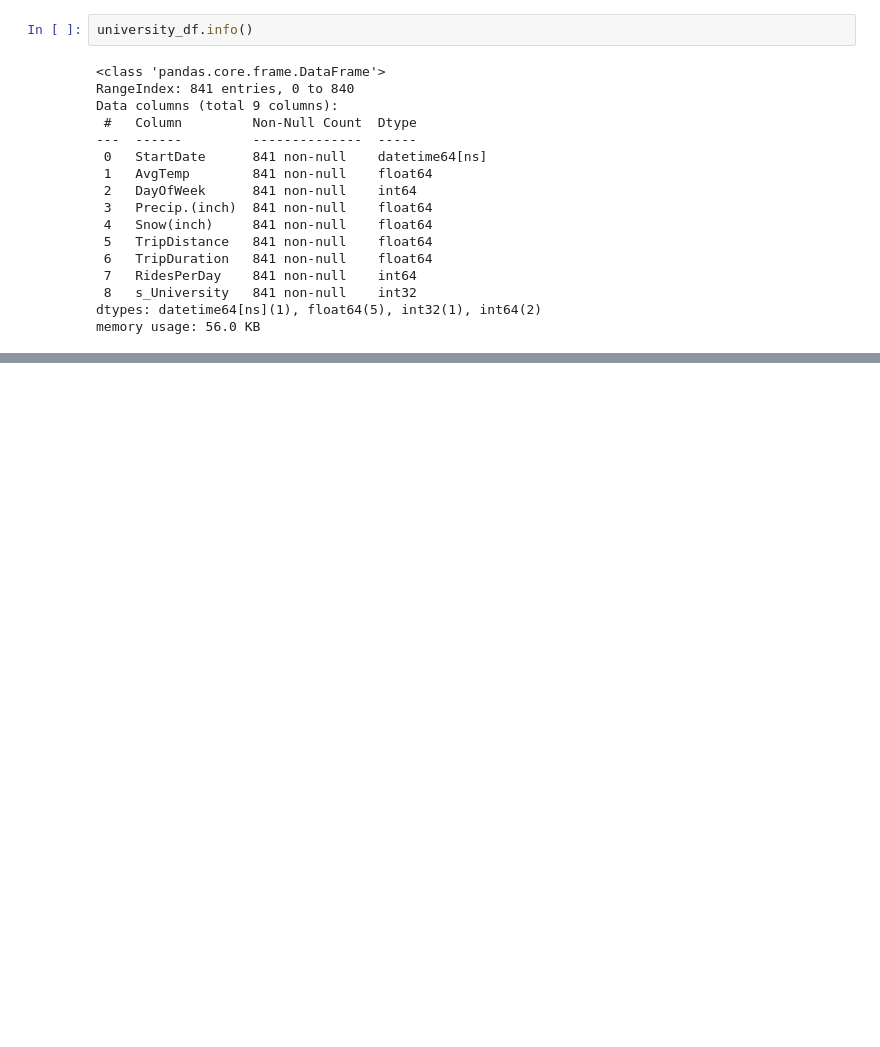
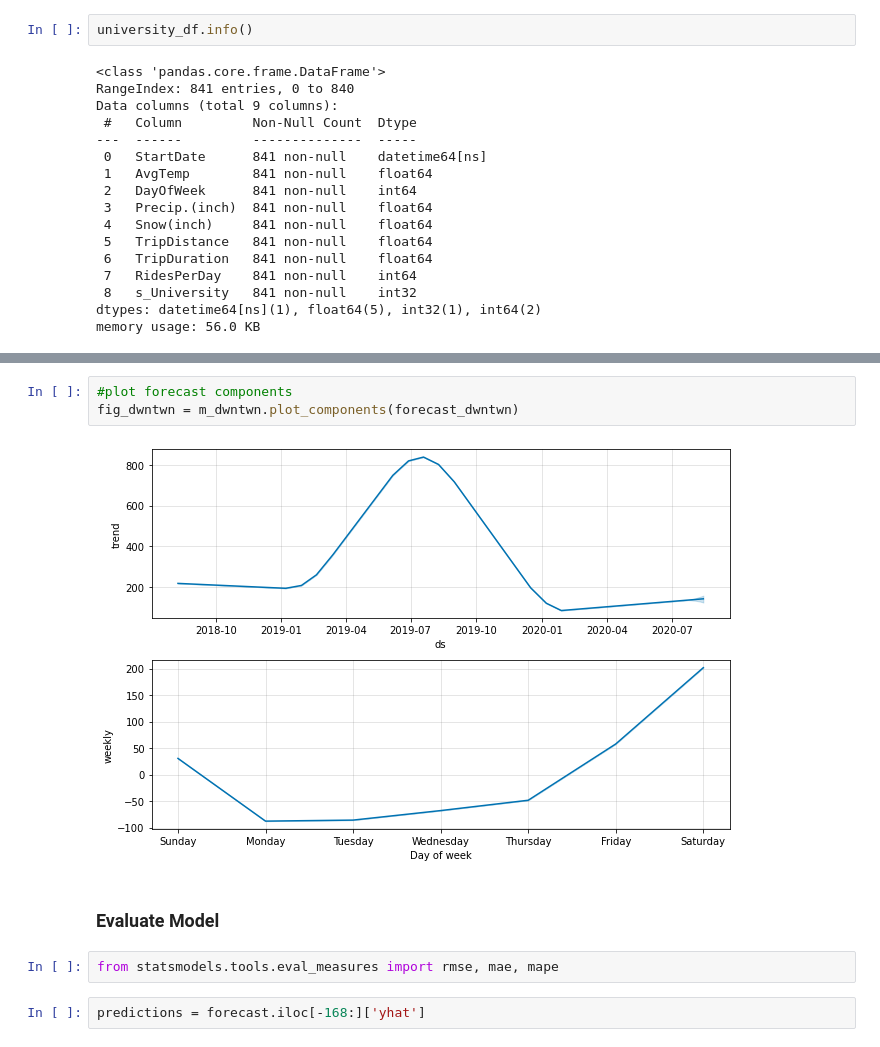
Before and after one commit to abhiram540/Time-Series-Analysis-of-Louisville-Dockless-eVehicles-dataset, a Jupyter notebook: TimeSeriesAnalysis.ipynb, the cells around one changed output, grey strips where cells are left out. Cells and saved outputs as stored; diff of their text form; blank space fills up the shorter version.

```diff
--- a/TimeSeriesAnalysis.ipynb
+++ b/TimeSeriesAnalysis.ipynb
@@ -413,0 +412,11 @@ KeyError: 'metric_file'
+# %%
+#plot forecast components
+fig_dwntwn = m_dwntwn.plot_components(forecast_dwntwn)
+# %% [output]
+[figure, added]
+# %% [markdown]
+### Evaluate Model
+# %%
+from statsmodels.tools.eval_measures import rmse, mae, mape
+# %%
+predictions = forecast.iloc[-168:]['yhat']
```
Also changed, not shown: parts of 13 cells of this notebook.
